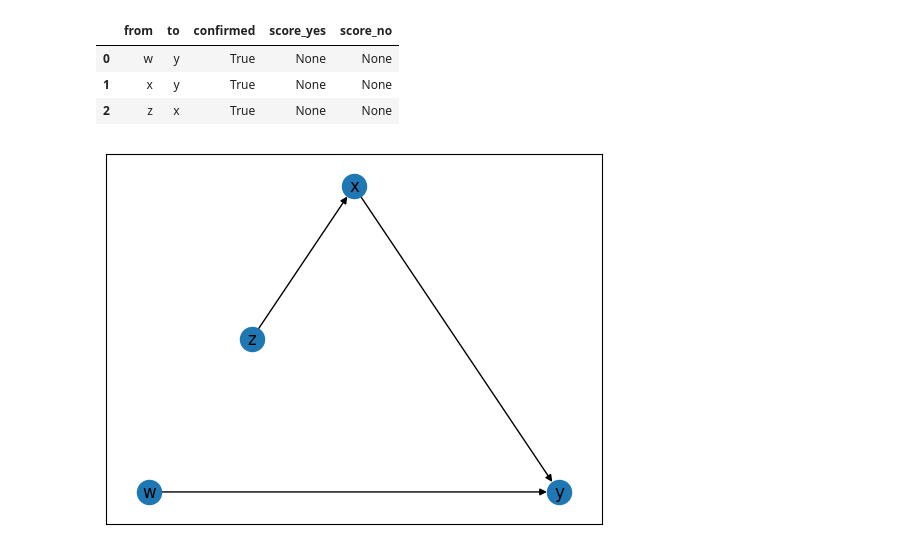
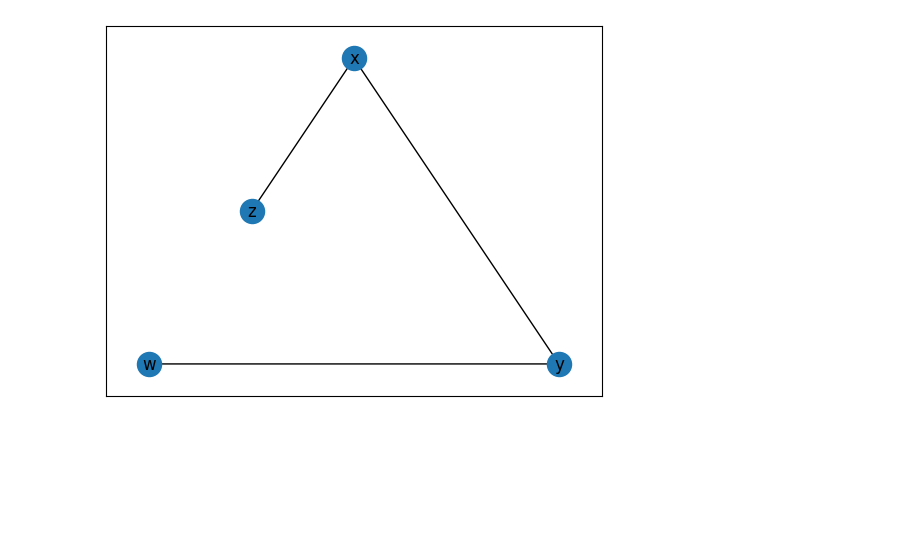
Before and after one commit to lariel-fernandes/causal-inference-study, a Jupyter notebook: notebooks/multi_trace.ipynb, the cells around one changed output. Saved outputs shown, nothing was run; the diff lists cells and outputs as text; code cells hidden in the pictures; blank space fills up the shorter version.

```diff
--- a/notebooks/multi_trace.ipynb
+++ b/notebooks/multi_trace.ipynb
@@ -8,22 +10,0 @@ import matplotlib.pyplot as plt
-# %%
-def build_graph(df: pd.DataFrame) -> nx.MultiDiGraph:
-    G = nx.MultiDiGraph()
-    for _, row in df.iterrows():
-        row_data = row.to_dict()
-        G.add_edge(row_data.pop("from"), row_data.pop("to"), **row_data, direction="directed" if row["confirmed"] else "undirected")
-    return G
-
-def draw_graph(G: nx.DiGraph) -> None:
-    pos = nx.planar_layout(G)
-    nx.draw_networkx_nodes(G, pos)
-    nx.draw_networkx_labels(G, pos)
-    nx.draw_networkx_edges(G, pos, edgelist=[(u, v) for u, v, d in G.edges(data=True) if d['confirmed']])
-    nx.draw_networkx_edges(G, pos, edgelist=[(u, v) for u, v, d in G.edges(data=True) if not d['confirmed']], style="dashed", arrowstyle="-")
-    plt.show()
-
-def calc_trace(m: np.ndarray) -> float:
-    return np.linalg.eigvals(m).sum()
-
-def tracial_dependency_ratio(x: np.ndarray, w: np.ndarray) -> float:
-    cov_x = np.cov(x.T)
-    return calc_trace(w.dot(cov_x).dot(w.T)) / (calc_trace(w.dot(w.T)) * calc_trace(cov_x))
@@ -105,23 +38,12 @@ Wy = np.random.randn(D, 2 * H)
 Ny = np.random.normal(0, 1, (N, D))
 y = np.concatenate([Hxy, Hwy], axis=1).dot(Wy.T) + Ny
 # %%
-df = pd.DataFrame(
-    columns=["from", "to", "confirmed", "score_yes", "score_no"],
-    data=[
-        ["w", "y", True, None, None],
-        ["x", "y", True, None, None],
-        ["z", "x", True, None, None],
-    ],
-)
+graph = build_graph([
+    ("w", "y", None),
+    ("x", "y", None),
+    ("z", "x", None),
+])
 
-df
+draw_graph(graph)
 # %% [output]
-|  | from | to | confirmed | score_yes | score_no |
-| 0 | w | y | True | None | None |
-| 1 | x | y | True | None | None |
-| 2 | z | x | True | None | None |
+[figure, added]
-# %%
-G = build_graph(df)
-draw_graph(G)
-# %% [output]
-[figure, removed]
```
Also changed, not shown: parts of 6 cells of this notebook, 3 other files.
